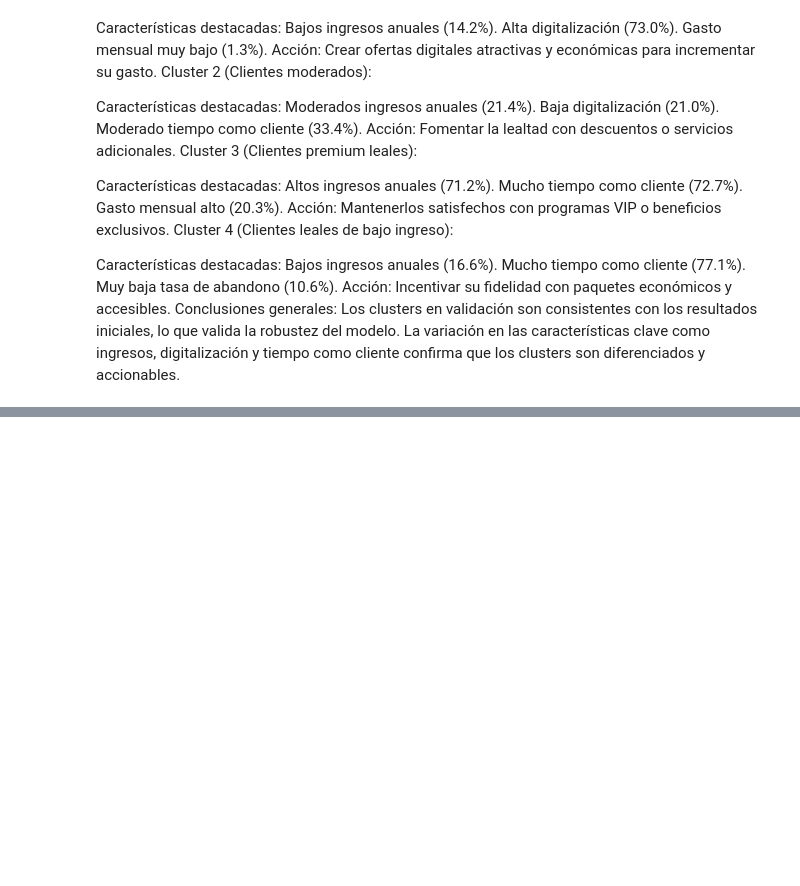
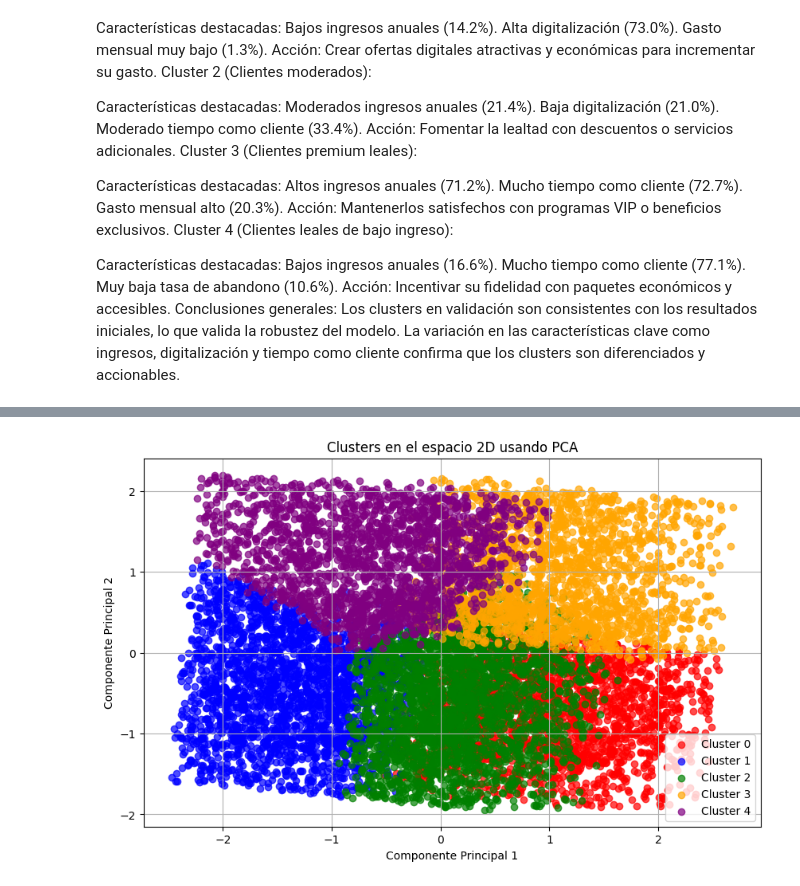
Before and after one commit to AngelMP02/caso5Machine, a Jupyter notebook: data.ipynb, the cells around one changed output, grey strips where cells are left out. Saved outputs shown, nothing was run; the diff lists cells and outputs as text; code cells hidden in the pictures; blank space fills up the shorter version.

```diff
--- a/data.ipynb
+++ b/data.ipynb
@@ -616,0 +737,21 @@ La variación en las características clave como ingresos, digitalización y tie
+# %%
+import matplotlib.pyplot as plt
+
+# Graficar los clusters en el espacio 2D de las dos primeras componentes principales (PCA)
+plt.figure(figsize=(10, 6))
+
+# Asignar colores a los clusters
+colors = ['red', 'blue', 'green', 'orange', 'purple']
+
+for cluster in range(5):
+    cluster_data = X_pca[clusters == cluster]
+    plt.scatter(cluster_data[:, 0], cluster_data[:, 1], label=f'Cluster {cluster}', alpha=0.7, color=colors[cluster])
+
+plt.title('Clusters en el espacio 2D usando PCA')
+plt.xlabel('Componente Principal 1')
+plt.ylabel('Componente Principal 2')
+plt.legend()
+plt.grid()
+plt.show()
+# %% [output]
+[figure, added]
```
Also changed, not shown: parts of 10 cells of this notebook, 2 other files.
